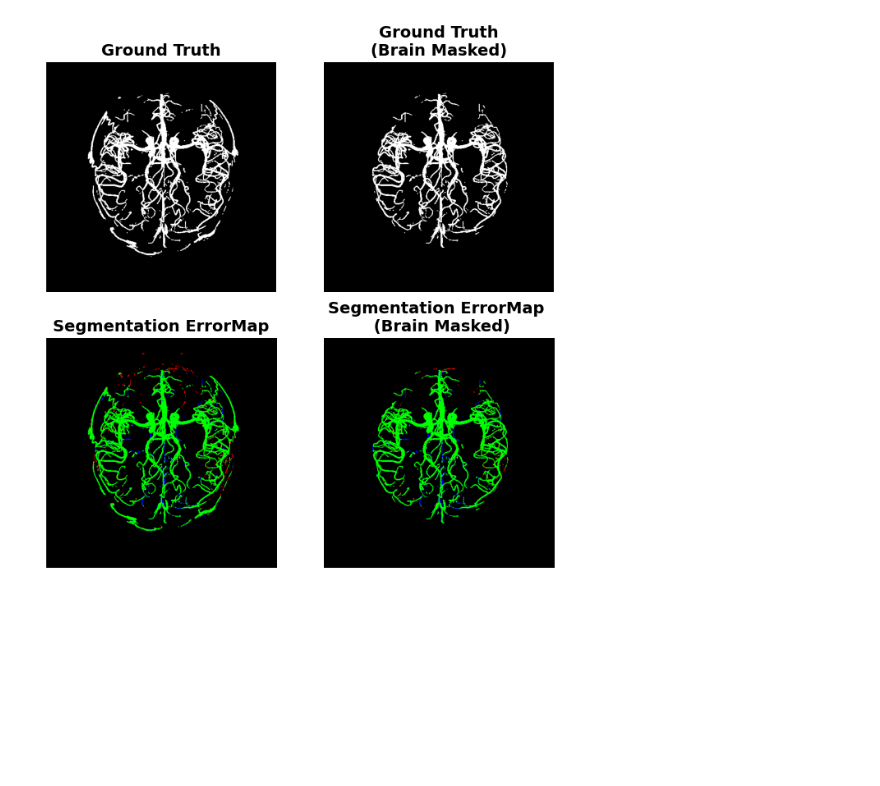
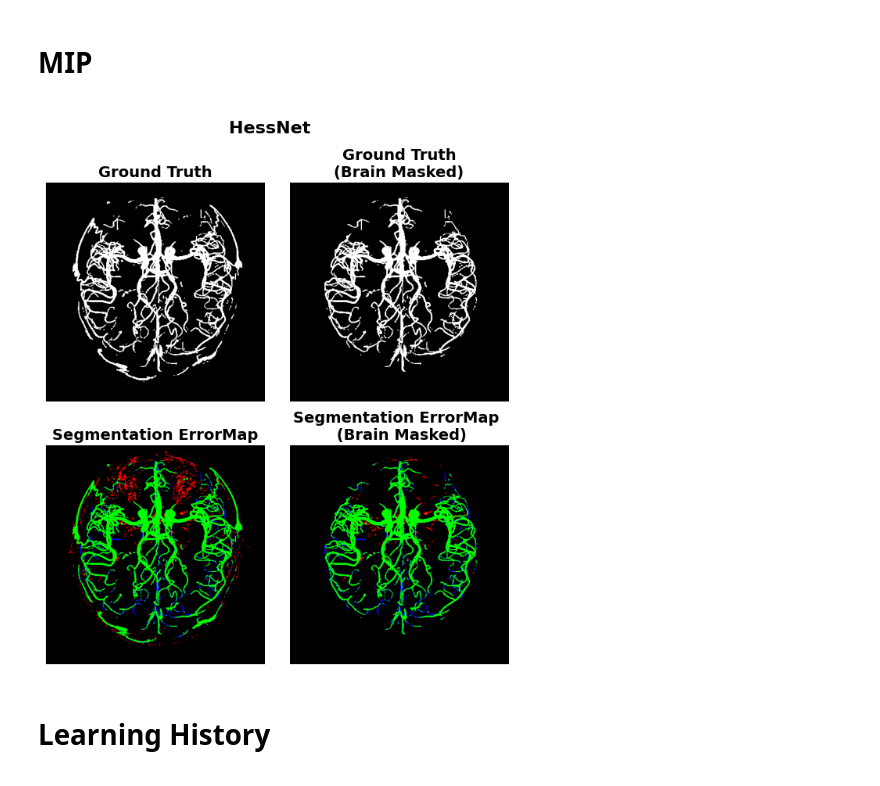
Before and after one commit to NotYourLady/MSRepo, a Jupyter notebook: VesselSegmentation/Notebooks/Visualize.ipynb, the cells around one changed output. Saved outputs shown, nothing was run; the diff lists cells and outputs as text; code cells hidden in the pictures; blank space fills up the shorter version.

Commit message:
Visualization update

```diff
--- a/VesselSegmentation/Notebooks/Visualize.ipynb
+++ b/VesselSegmentation/Notebooks/Visualize.ipynb
@@ -12,5 +17,10 @@ from scripts.load_and_save import save_vol_as_nii
+# %% [markdown]
+**<h1>MIP**
 # %%
-model_name = 'Unet3d'
+#model_name = 'Unet2d_16ch'
+#model_name = 'Unet3d_16ch'
+model_name = 'HessNet'
+
 sample_name = 'IXI111'
 # %%
 path_to_GT = f'/home/msst/Documents/medtech/data/Inference_IXI/{sample_name}'
@@ -27,8 +37,11 @@ img = tio.LabelMap(path_to_SEG)
 vessels_SEG = img.data[0].numpy()
 vessels_SEG_masked = vessels_SEG*brain
 # %%
+CROP_COEF = 0.08
 def transform_to_show(img):
-    return np.flip(img.T, axis=0)
+    crop = (np.array(img.shape)*CROP_COEF).astype(int)
+    img_out = img[crop[0]:-crop[0], crop[1]:-crop[1]]*1
+    return np.flip(img_out.T, axis=0)
 
 def get_errors_image(MIP_GT, MIP_SEG):
     SIZE = MIP_GT.shape
@@ -44,23 +57,25 @@ MIP_GT_masked = transform_to_show(np.max(vessels_GT_masked, axis=2))
 MIP_SEG = transform_to_show(np.max(vessels_SEG, axis=2))
 MIP_SEG_masked = transform_to_show(np.max(vessels_SEG_masked, axis=2))
 # %%
-fig, ax = plt.subplots(2, 2, figsize = (8,8))
+fig, ax = plt.subplots(2, 2, figsize = (8,8), gridspec_kw = {'wspace':0.01, 'hspace':0.2})
 
 ax[0][0].set_axis_off()
 ax[0][1].set_axis_off()
 ax[1][0].set_axis_off()
 ax[1][1].set_axis_off()
 
 ax[0][0].imshow(MIP_GT, cmap='gray')
 ax[0][0].set_title("Ground Truth", fontsize = 14, fontweight ='bold')
 ax[0][1].imshow(MIP_GT_masked, cmap='gray')
 ax[0][1].set_title("Ground Truth\n(Brain Masked)", fontsize = 14, fontweight ='bold')
 
 ax[1][0].imshow(get_errors_image(MIP_SEG, MIP_GT))
 ax[1][0].set_title("Segmentation ErrorMap", fontsize = 14, fontweight ='bold')
 ax[1][1].imshow(get_errors_image(MIP_SEG_masked, MIP_GT_masked))
 ax[1][1].set_title("Segmentation ErrorMap \n (Brain Masked)", fontsize = 14, fontweight ='bold')
 
-plt.show()
+fig.suptitle(f'{model_name}', fontsize=16, fontweight ='bold')
+
+fig.savefig(f'/home/msst/{model_name}_results.jpg', dpi=100)
 # %% [output]
-[figure, old version]
+[figure, new version]
@@ -79,3 +92,5 @@ error_vol = get_error_vol(vessels_GT_masked, vessels_SEG_masked)
 # %%
 path_to_save_sample = f'/home/msst/IXI_MRA_work/{sample_name}/{model_name}_ErrorMap.nii.gz'
 save_vol_as_nii(error_vol, subject.head.affine, path_to_save_sample)
+# %% [markdown]
+**<h1>Learning History**
```
Also changed, not shown: parts of 5 cells of this notebook, 4 other files.
